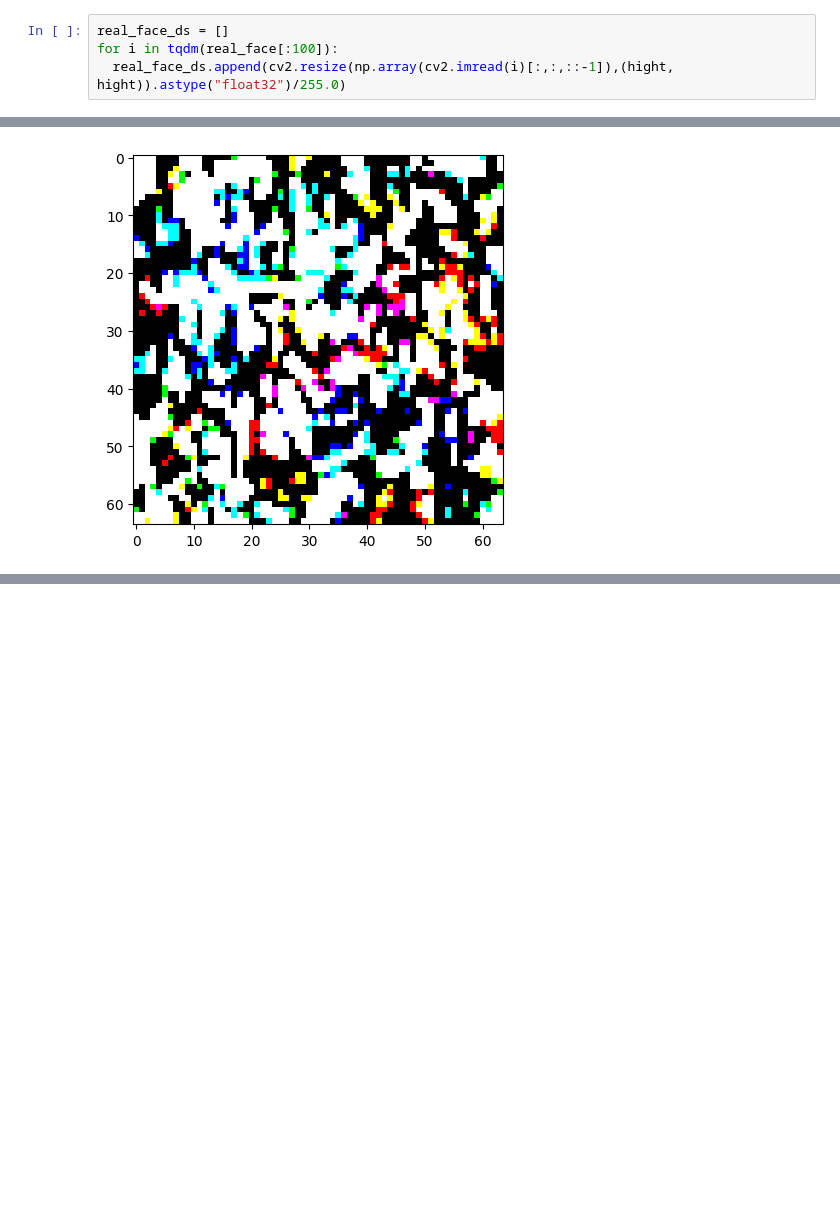
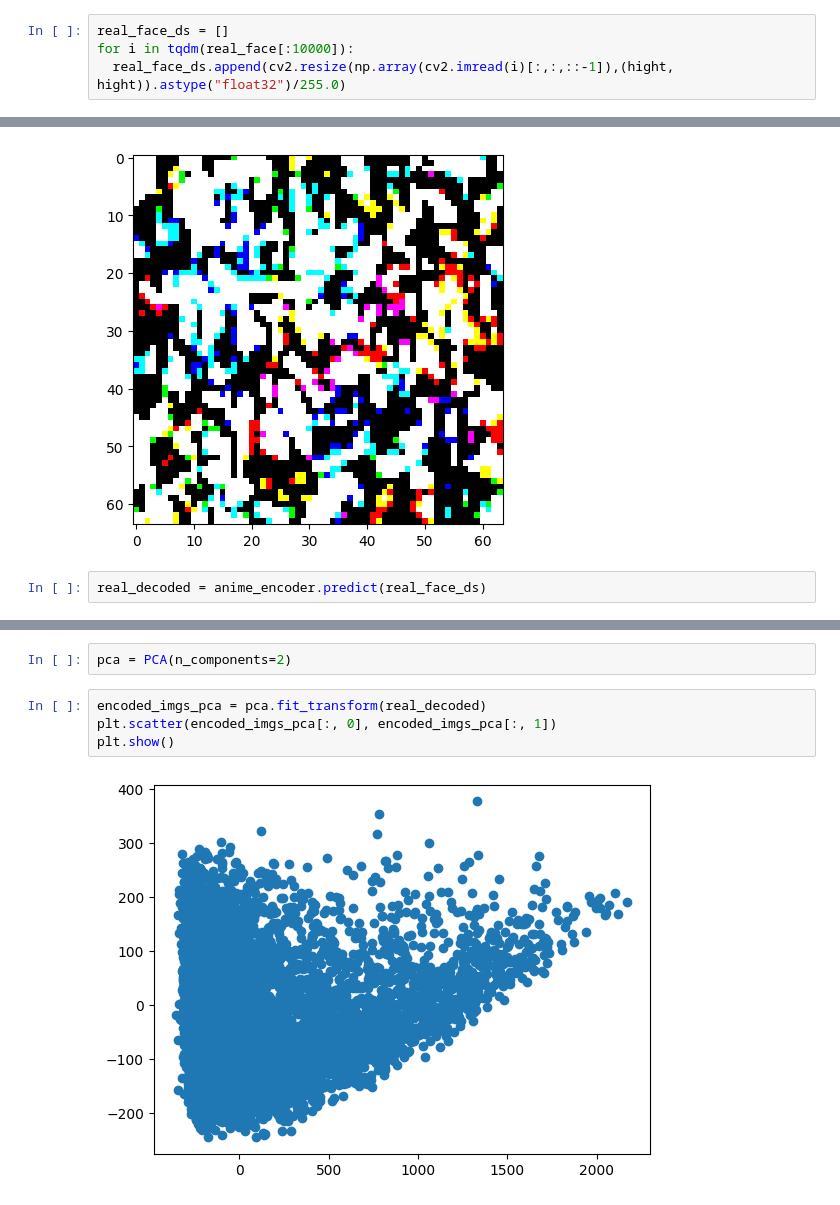
Before and after one commit to FennicOculus/Image-to-translation, a Jupyter notebook: Anime_to_Real_Real_to_anime_Face_traslation_.ipynb, the cells around one changed output, grey strips where cells are left out. Drawn from its saved outputs; the diff is of its cells as text; blank space fills up the shorter version.

```diff
--- a/Anime_to_Real_Real_to_anime_Face_traslation_.ipynb
+++ b/Anime_to_Real_Real_to_anime_Face_traslation_.ipynb
@@ -84,7 +85,7 @@ print(anime_face[:3])
 Creating the dataset
 # %%
 real_face_ds = []
-for i in tqdm(real_face[:100]):
+for i in tqdm(real_face[:10000]):
   real_face_ds.append(cv2.resize(np.array(cv2.imread(i)[:,:,::-1]),(hight, hight)).astype("float32")/255.0)
 # %%
 anime_face_ds = []
@@ -181,3 +182,5 @@ plt.imshow(decodedToAnime[0])
 # %% [output]
 <matplotlib.image.AxesImage at 0x...>
 [figure]
+# %%
+real_decoded = anime_encoder.predict(real_face_ds)
@@ -183,0 +193,8 @@ plt.imshow(decodedToAnime[0])
+# %%
+pca = PCA(n_components=2)
+# %%
+encoded_imgs_pca = pca.fit_transform(real_decoded)
+plt.scatter(encoded_imgs_pca[:, 0], encoded_imgs_pca[:, 1])
+plt.show()
+# %% [output]
+[figure, added]
```
Also changed, not shown: parts of 6 cells of this notebook.
